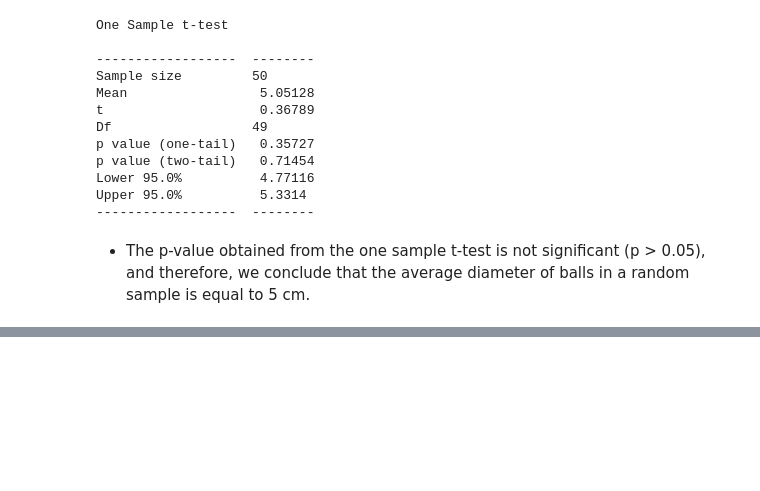
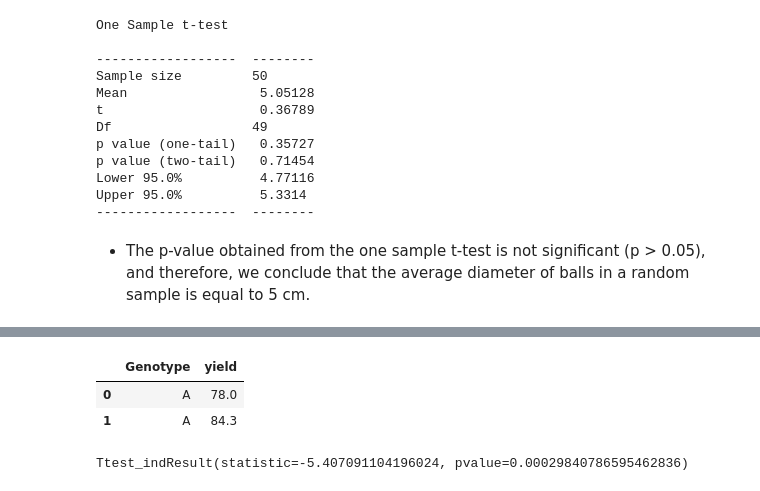
Before and after one commit to rivillasm/statistics, a Jupyter notebook: part-01.ipynb, the cells around one changed output, grey strips where cells are left out. Saved outputs shown, nothing was run; the diff lists cells and outputs as text; code cells hidden in the pictures; blank space fills up the shorter version.

```diff
--- a/part-01.ipynb
+++ b/part-01.ipynb
@@ -135,0 +142,21 @@ Upper 95.0%          5.3314
+# %%
+# perform two smaple t-test using scipy
+# install bioinfokit if necessary
+
+from scipy import stats as st
+from bioinfokit.analys import get_data
+
+# load data
+df=get_data('t_ind_samp').data
+df.head(2)
+# %% [output]
+|  | Genotype | yield |
+| 0 | A | 78.0 |
+| 1 | A | 84.3 |
+# %%
+a = df.loc[df['Genotype']=="A", "yield"].to_numpy()
+b = df.loc[df['Genotype']=="B", "yield"].to_numpy()
+
+st.ttest_ind(a=a, b=b, equal_var=True)
+# %% [output]
+Ttest_indResult(statistic=-5.407091104196024, pvalue=0.00029840786595462836)
```
Also changed, not shown: parts of 14 cells of this notebook.
